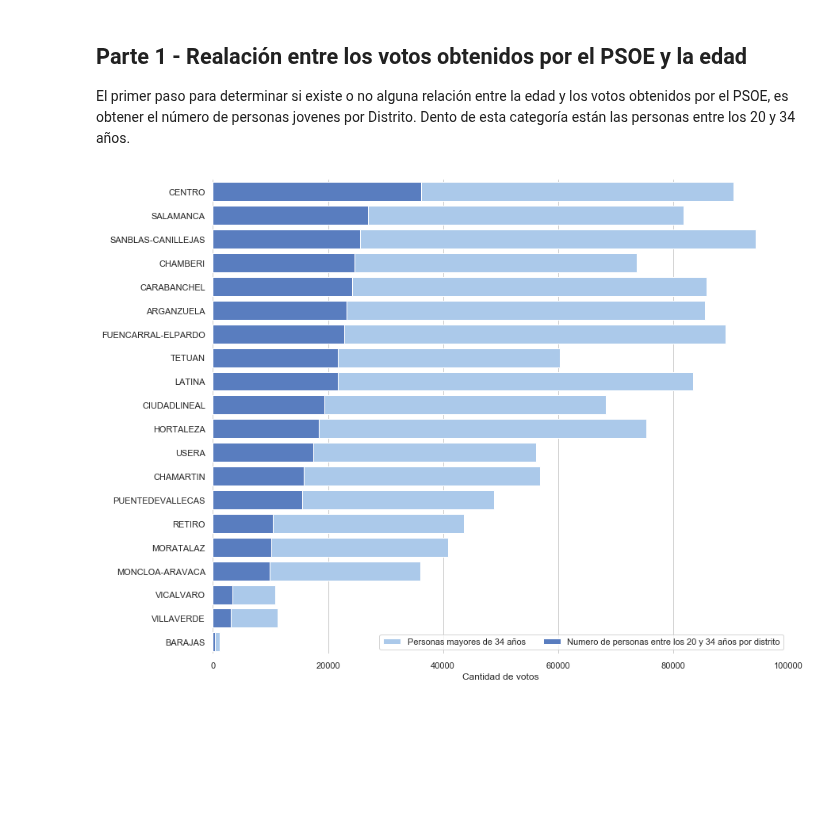
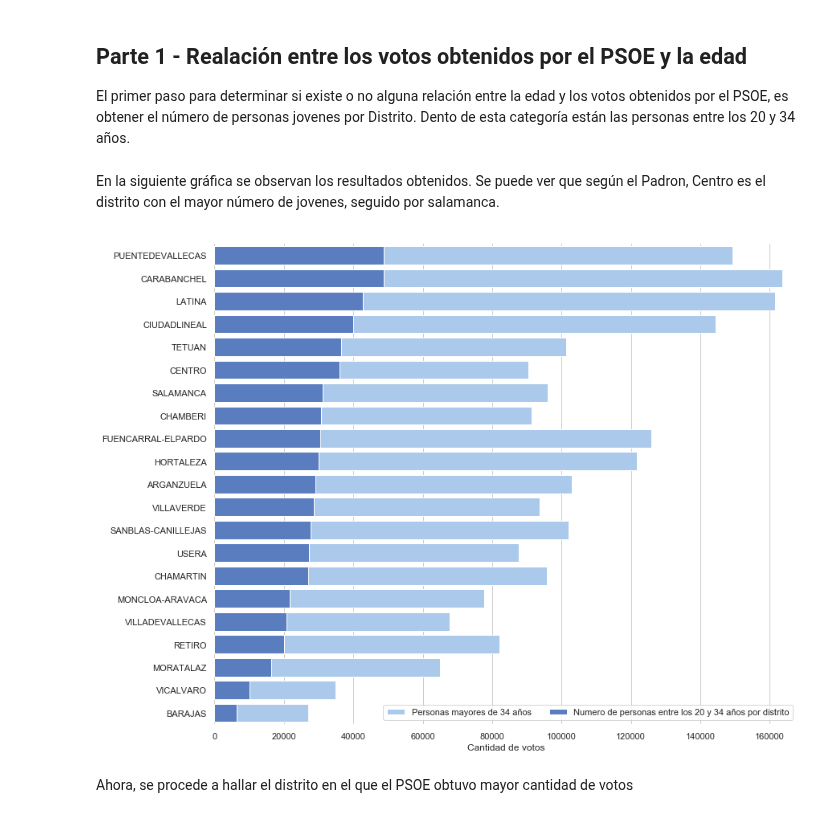
Before and after one commit to InmaLatorre/G3_ProyectoPython, a Jupyter notebook: MAIN.ipynb, the cells around one changed output. Drawn from its saved outputs; the diff is of its cells as text; code cells hidden in the pictures; blank space fills up the shorter version.

```diff
--- a/MAIN.ipynb
+++ b/MAIN.ipynb
@@ -103,7 +103,20 @@ for file in files:
     tmp_table.drop([0,1], inplace=True)
 # #     print(tmp_table.Total_votos_a_candidaturas)
     for i in range(0, len(tmp_table.Barrio)):
-        tmp_table.iloc[i,0] = re.sub("[0-9]+(\.)(\s)", "", str.strip(tmp_table.iloc[i,0].upper()))
+        tmp_table.iloc[i,0] = re.sub("[0-9]+(\.)(\s)", "", tmp_table.iloc[i,0].upper())
+        tmp_table.iloc[i,0] = re.sub(" ", "", tmp_table.iloc[i,0].upper())
+        if 'Á' in tmp_table.iloc[i,0]:
+            tmp_table.iloc[i,0] = re.sub("Á", "A", str.strip(tmp_table.iloc[i,0].upper()))
+        elif 'É' in tmp_table.iloc[i,0]:
+            tmp_table.iloc[i,0] = re.sub("É", "E", str.strip(tmp_table.iloc[i,0].upper()))
+        elif 'Í' in tmp_table.iloc[i,0]:
+            tmp_table.iloc[i,0] = re.sub("Í", "I", str.strip(tmp_table.iloc[i,0].upper()))
+        elif 'Ó' in tmp_table.iloc[i,0]:
+            tmp_table.iloc[i,0] = re.sub("Ó", "O", str.strip(tmp_table.iloc[i,0].upper()))
+        elif 'Ú' in tmp_table.iloc[i,0]:
+            tmp_table.iloc[i,0] = re.sub("Ú", "U", str.strip(tmp_table.iloc[i,0].upper()))
+
+        print(tmp_table.iloc[i,0])
 
     tables.append(tmp_table)
 
@@ -112,7 +125,7 @@ for file in files:
 main_table_elecciones = pd.concat(tables, sort=True)
 # Se unifica el index para toda la tabla
 main_table_elecciones.reset_index(drop=True, inplace=True)
-main_table_elecciones.head()
+main_table_elecciones.head
 
 
 # Pendientes
@@ -220,49 +267,48 @@ El primer paso para determinar si existe o no alguna relación entre la edad y l
 # %%
-# Selección de las personas de 20 a 34 años
-rangos_edades = pd.unique(work_table.Edad)
-rango_edades_jovenes = np.delete(rangos_edades, [0,1,2,3,7,8,9,10,11,12,13,14,15,16,17,18,19,20])
-# Selección de las personas mayores de 34 años
-rango_edades_no_jovenes = np.delete(rangos_edades, [0,1,2,3,4,5,6])
-
-# Fuciones para consultar la tabla general y obtener información graficada
-def seleccionar_data_por_edad(edades):
+# Fuciones para consultar la tabla general y obtener información
+def seleccionar_data_por_edad(edades, col_padron, func):
     temp_one = work_table[work_table['Edad'].isin(edades)].copy(deep=True)
-    temp = temp_one.groupby(['Distrito']).agg({'Total': 'sum'}).reset_index()
+    temp = temp_one.groupby(['Distrito']).agg({col_padron: func}).reset_index()
     return temp
 
-def seleccionar_data_por_partido(partido):
+def seleccionar_data_por_columna(partido):
     temp = work_table.groupby(['Distrito', 'Barrio']).agg({partido: 'max'}).reset_index()
     temp = temp.groupby(['Distrito',]).agg({partido: 'sum'}).reset_index()
     return temp
 
 # Numero de personas por distrito entre los 20 y 34 años
-numero_jovenes_distrito = seleccionar_data_por_edad(rango_edades_jovenes)
-numero_no_jovenes_distrito = seleccionar_data_por_edad(rango_edades_no_jovenes)
+numero_jovenes_distrito = seleccionar_data_por_edad(rango_edades_jovenes, 'Total', 'sum')
+
+# Numero de personas mayores de 34 años
+numero_no_jovenes_distrito = seleccionar_data_por_edad(rango_edades_no_jovenes, 'Total', 'sum')
+
+# Organizar los datos para graficar.
 numero_jovenes_distrito['Total_adultos'] = numero_no_jovenes_distrito.Total
 numero_jovenes_distrito = numero_jovenes_distrito.sort_values('Total', ascending=False)
-# Numero de votos para el PSOE pror distrito
-# votos_psoe_distrito = seleccionar_data_por_partido('P.S.O.E.')
-# votos_psoe_distrito
+# %% [markdown]
+En la siguiente gráfica se observan los resultados obtenidos. Se puede ver que según el Padron, Centro es el distrito con el mayor número de jovenes, seguido por salamanca.
 # %%
 # # Se organiza de mayore a menor
 # data_joven = numero_v_distrito_joven.sort_values('Total', ascending=False)
 # data_psoe = votos_psoe_distrito.sort_values('P.S.O.E.', ascending=False)
 
 # Se plotea la gráfica para ver los votos del PSOE por Distrito
 sns.set(style="whitegrid")
 sns.set_color_codes("pastel")
 f, ax = plt.subplots(figsize=(13, 11))
 q = sns.barplot(y="Distrito" , x="Total_adultos", data=numero_jovenes_distrito,
             label="Personas mayores de 34 años", color="b")
 
 sns.set_color_codes("muted")
 q = sns.barplot(y="Distrito" , x='Total', data=numero_jovenes_distrito,
             label="Numero de personas entre los 20 y 34 años por distrito",  color="b")
 
 # Add a legend and informative axis label
 ax.legend(ncol=2, loc="lower right", frameon=True)
-ax.set(xlim=(0, 100000), ylabel="",
+ax.set(xlim=(0, 168000), ylabel="",
        xlabel="Cantidad de votos")
 sns.despine(left=True, bottom=True)
 # %% [output]
-[figure, old version]
+[figure, new version]
+# %% [markdown]
+Ahora, se procede a hallar el distrito en el que el PSOE obtuvo mayor cantidad de votos
```
Also changed, not shown: parts of 5 cells of this notebook, 4 other files.
